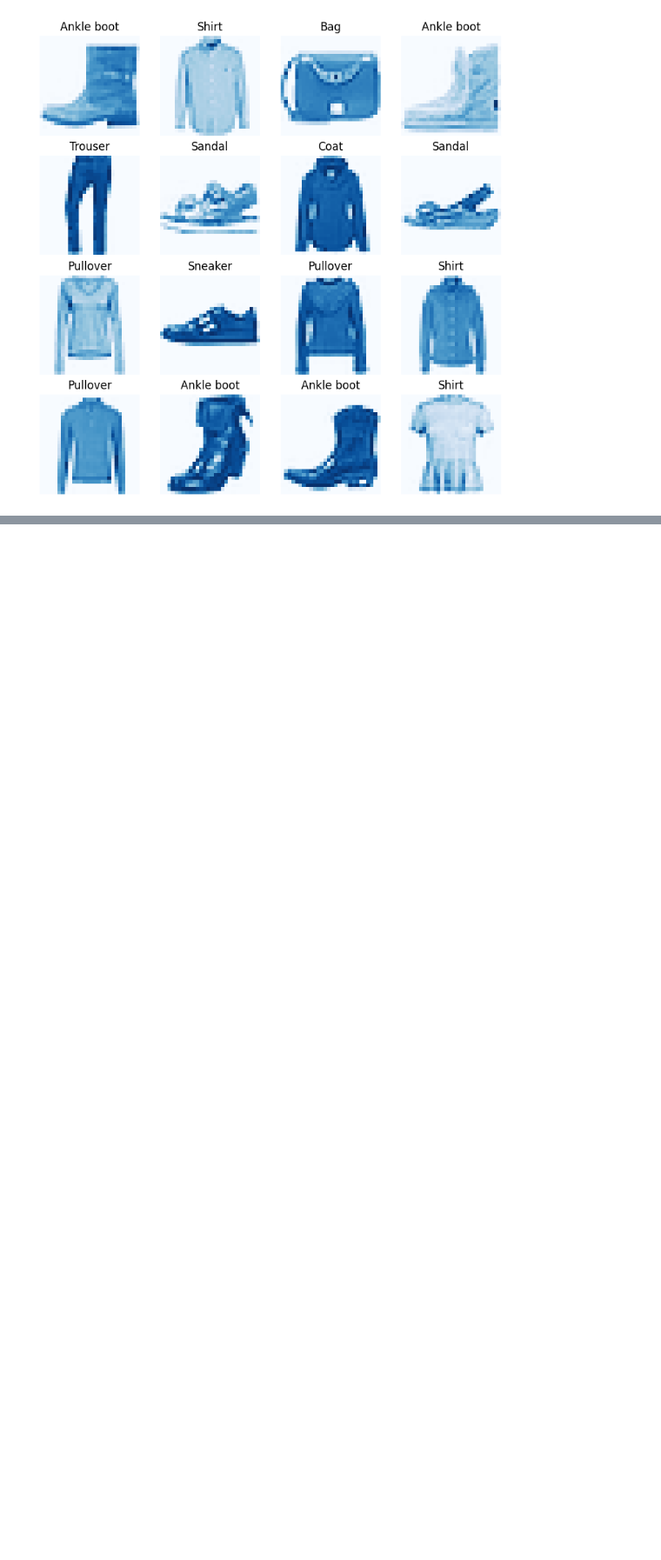
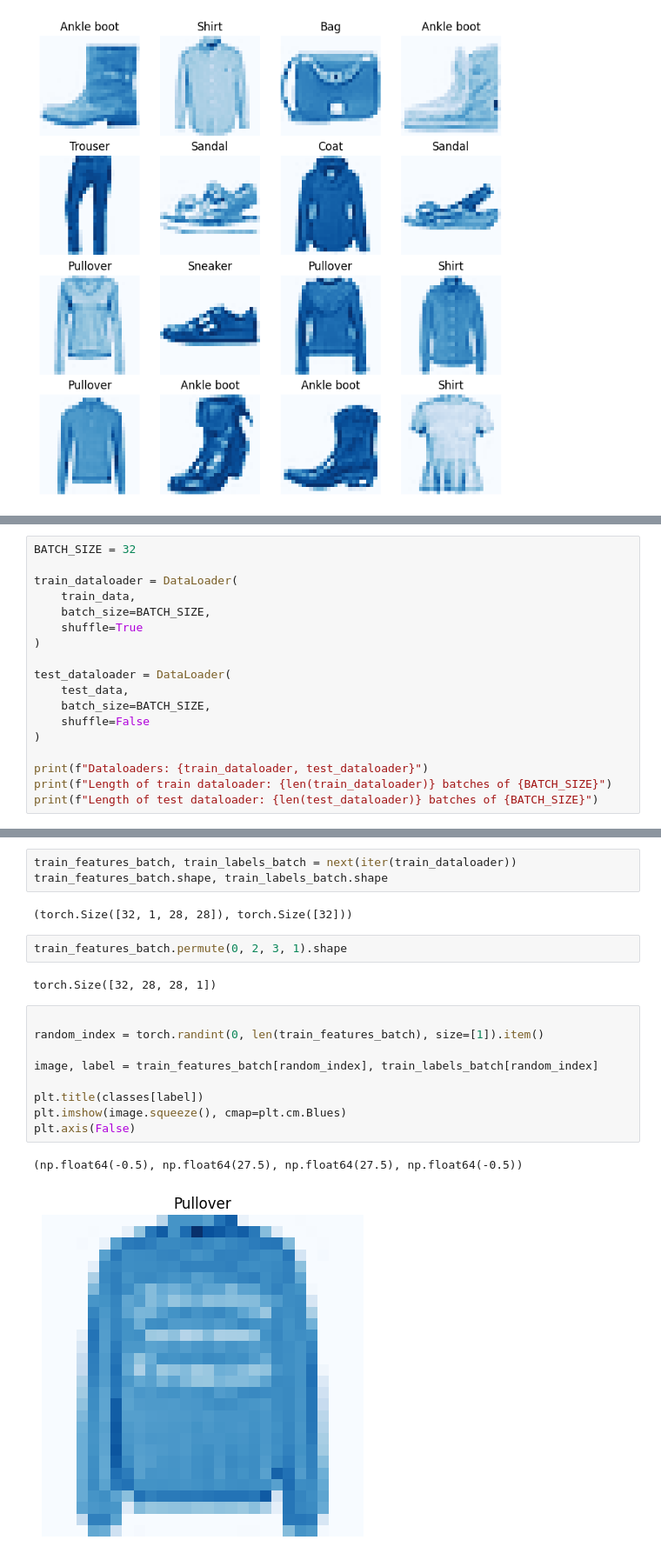
Before and after one commit to MuhammadAbuBakarQureshi/Machine-Learning, a Jupyter notebook: PyTorch/08-PyTorch-Computer-Vision.ipynb, the cells around one changed output, grey strips where cells are left out. Shown at 87% size. Cells and saved outputs as stored; diff of their text form; blank space fills up the shorter version.

```diff
--- a/PyTorch/08-PyTorch-Computer-Vision.ipynb
+++ b/PyTorch/08-PyTorch-Computer-Vision.ipynb
@@ -97,0 +103,18 @@ for i in range(1, rows*cols + 1):
+# %%
+BATCH_SIZE = 32
+
+train_dataloader = DataLoader(
+    train_data,
+    batch_size=BATCH_SIZE,
+    shuffle=True
+)
+
+test_dataloader = DataLoader(
+    test_data,
+    batch_size=BATCH_SIZE,
+    shuffle=False
+)
+
+print(f"Dataloaders: {train_dataloader, test_dataloader}")
+print(f"Length of train dataloader: {len(train_dataloader)} batches of {BATCH_SIZE}")
+print(f"Length of test dataloader: {len(test_dataloader)} batches of {BATCH_SIZE}")
@@ -97,0 +125,21 @@ for i in range(1, rows*cols + 1):
+# %%
+train_features_batch, train_labels_batch = next(iter(train_dataloader))
+train_features_batch.shape, train_labels_batch.shape
+# %% [output]
+(torch.Size([32, 1, 28, 28]), torch.Size([32]))
+# %%
+train_features_batch.permute(0, 2, 3, 1).shape
+# %% [output]
+torch.Size([32, 28, 28, 1])
+# %%
+
+random_index = torch.randint(0, len(train_features_batch), size=[1]).item()
+
+image, label = train_features_batch[random_index], train_labels_batch[random_index]
+
+plt.title(classes[label])
+plt.imshow(image.squeeze(), cmap=plt.cm.Blues)
+plt.axis(False)
+# %% [output]
+(np.float64(-0.5), np.float64(27.5), np.float64(27.5), np.float64(-0.5))
+[figure, added]
```
Also changed, not shown: parts of 15 cells of this notebook.
